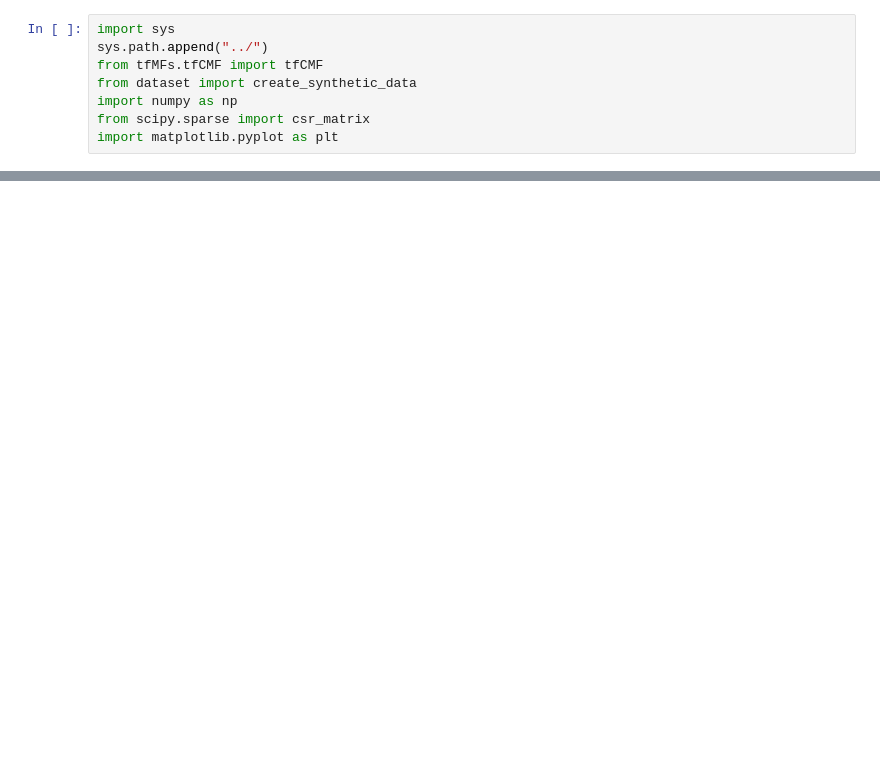
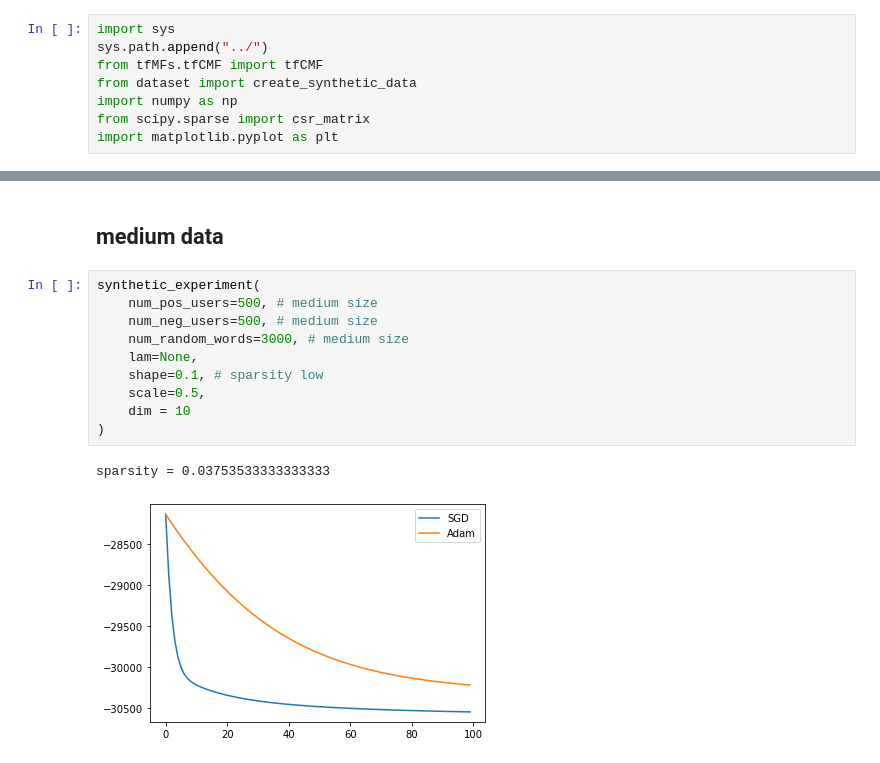
Before and after one commit to hand10ryo/tfMFs, a Jupyter notebook: experiments/Synthetic.ipynb, the cells around one changed output, grey strips where cells are left out. Cells and saved outputs as stored; diff of their text form; blank space fills up the shorter version.

```diff
--- a/experiments/Synthetic.ipynb
+++ b/experiments/Synthetic.ipynb
@@ -8,0 +79,15 @@ import matplotlib.pyplot as plt
+# %% [markdown]
+## medium data
+# %%
+synthetic_experiment(
+    num_pos_users=500, # medium size
+    num_neg_users=500, # medium size
+    num_random_words=3000, # medium size
+    lam=None,
+    shape=0.1, # sparsity low
+    scale=0.5,
+    dim = 10
+)
+# %% [output]
+sparsity = 0.03753533333333333
+[figure, added]
```
Also changed, not shown: parts of 30 cells of this notebook, 2 other files.
